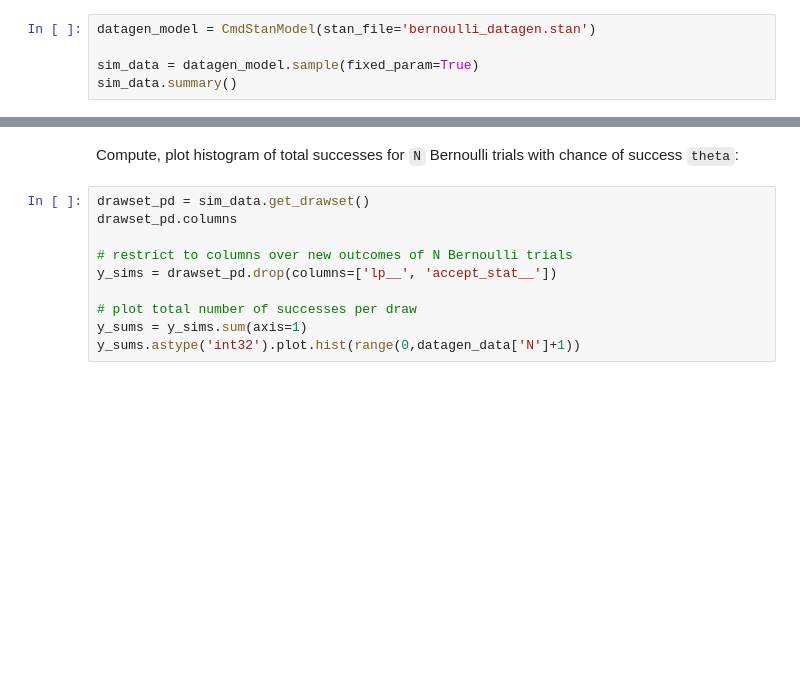
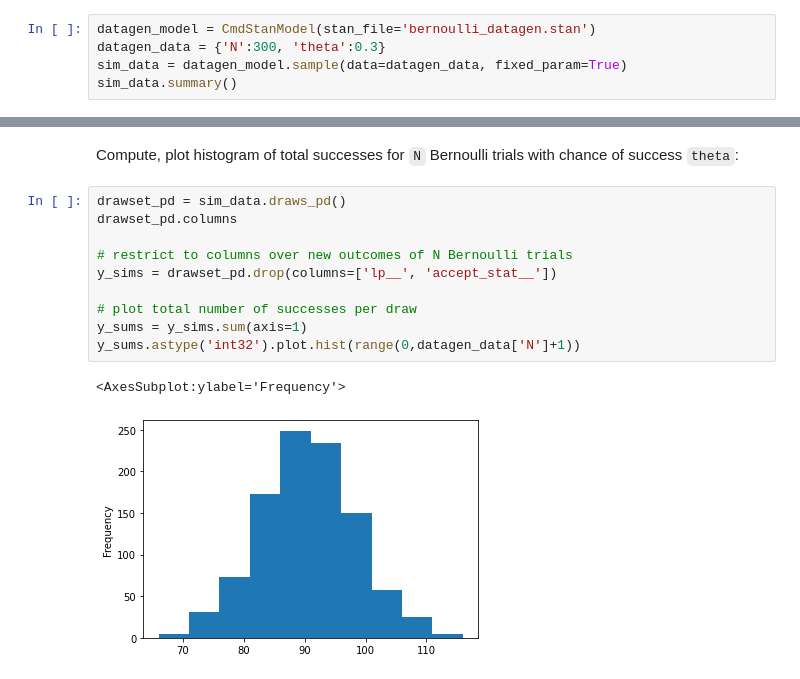
Before and after one commit to stan-dev/cmdstanpy, a Jupyter notebook: docsrc/notebooks/MCMC Sampling.ipynb, the cells around one changed output, grey strips where cells are left out. Drawn from its saved outputs; the diff is of its cells as text; blank space fills up the shorter version.

```diff
--- a/docsrc/notebooks/MCMC Sampling.ipynb
+++ b/docsrc/notebooks/MCMC Sampling.ipynb
@@ -86,6 +162,6 @@ In this example we use the CmdStan example model
 to generate a simulated dataset given fixed data values.
 # %%
 datagen_model = CmdStanModel(stan_file='bernoulli_datagen.stan')
-
-sim_data = datagen_model.sample(fixed_param=True)
+datagen_data = {'N':300, 'theta':0.3}
+sim_data = datagen_model.sample(data=datagen_data, fixed_param=True)
 sim_data.summary()
@@ -92,12 +177,15 @@ sim_data.summary()
 # %% [markdown]
 Compute, plot histogram of total successes for `N` Bernoulli trials with chance of success `theta`:
 # %%
-drawset_pd = sim_data.get_drawset()
+drawset_pd = sim_data.draws_pd()
 drawset_pd.columns
 
 # restrict to columns over new outcomes of N Bernoulli trials
 y_sims = drawset_pd.drop(columns=['lp__', 'accept_stat__'])
 
 # plot total number of successes per draw
 y_sums = y_sims.sum(axis=1)
 y_sums.astype('int32').plot.hist(range(0,datagen_data['N']+1))
+# %% [output]
+<AxesSubplot:ylabel='Frequency'>
+[figure, added]
```
Also changed, not shown: parts of 11 cells of this notebook, 8 other files.
